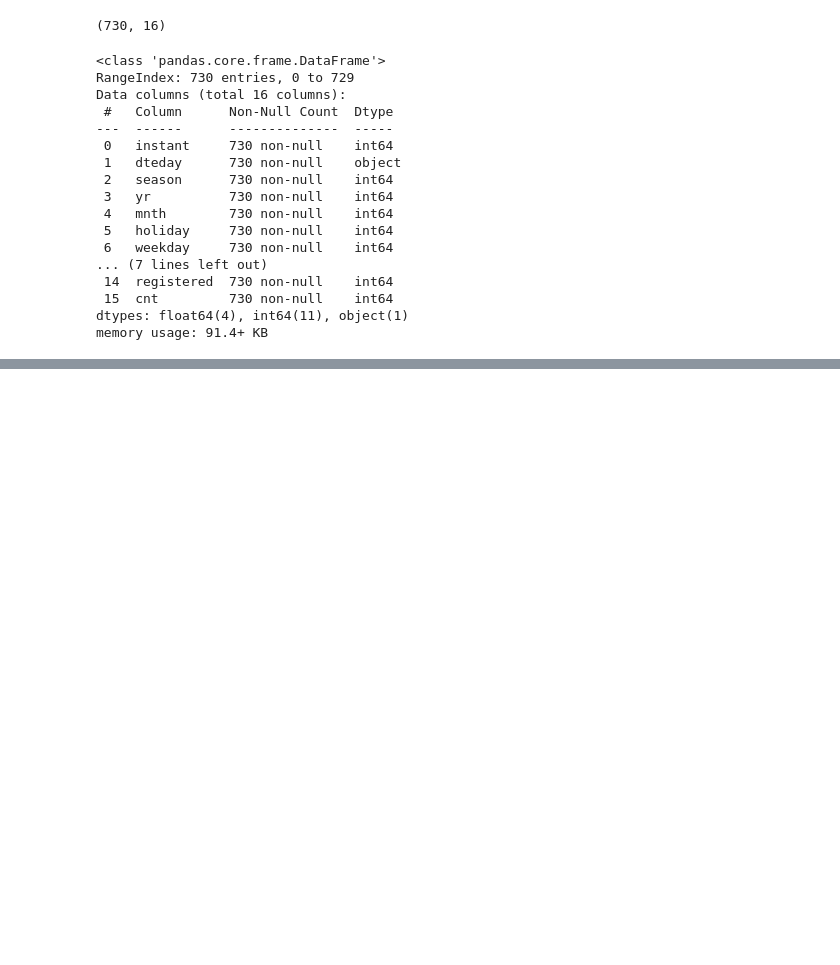
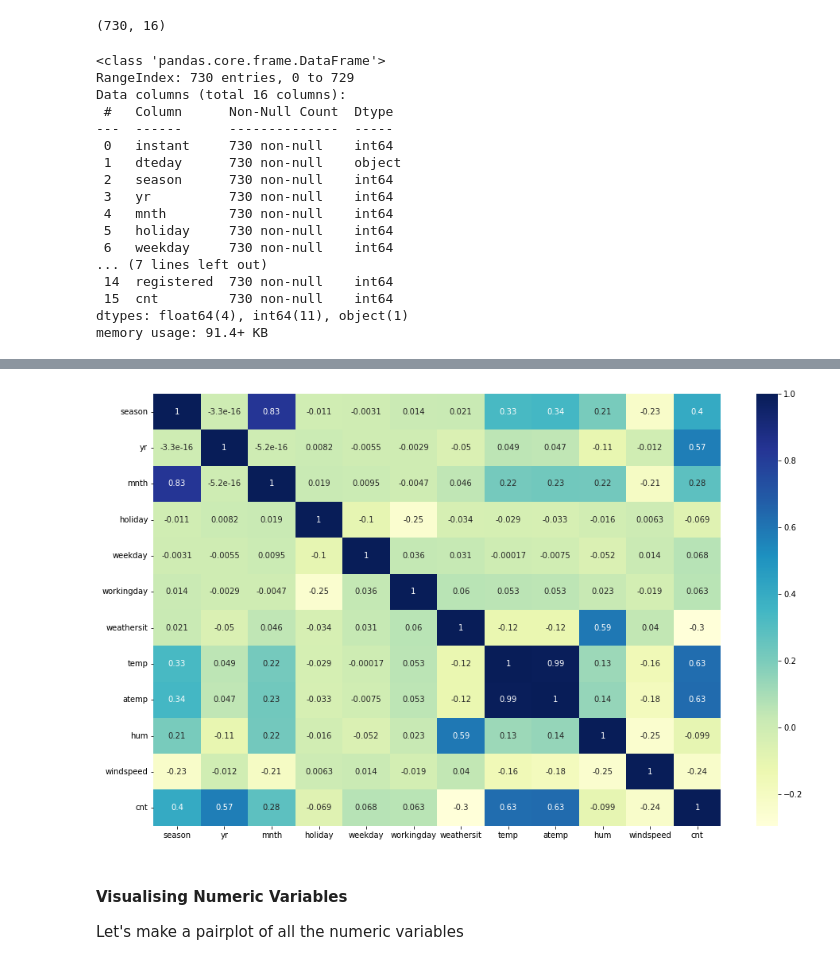
Before and after one commit to aerokhaleel/BikeSharing_Assignment_upgrad, a Jupyter notebook: BikeSharing_Assignment_upgrad.ipynb, the cells around one changed output, grey strips where cells are left out. Cells and saved outputs as stored; diff of their text form; code cells hidden in the pictures; blank space fills up the shorter version.

```diff
--- a/BikeSharing_Assignment_upgrad.ipynb
+++ b/BikeSharing_Assignment_upgrad.ipynb
@@ -101,0 +102,5 @@ dfb.describe(include='all')
+# %%
+#Drop Unnecessary variables: ex. ‘instant’ , ‘dteday’ , ‘casual’ and ‘registered’ etc
+# As we known following these variable doesn't create significant coreleation with cnt_predict so lets drop from analysis
+#reason. date, we have weeks & years. causual & registered is not an trusted info and not useful for predict
+data.drop(['dteday','instant','casual','registered'],axis=1,inplace=True)
@@ -101,0 +116,11 @@ dfb.describe(include='all')
+# %%
+# Let check the correlation coefficients to see which variables are highly correlated
+plt.figure(figsize = (16, 10))
+sns.heatmap(data.corr(), annot = True, cmap="YlGnBu")
+plt.show()
+# %% [output]
+[figure, added]
+# %% [markdown]
+#### Visualising Numeric Variables
+
+Let's make a pairplot of all the numeric variables
```
Also changed, not shown: parts of 115 cells of this notebook, 3 other files.
